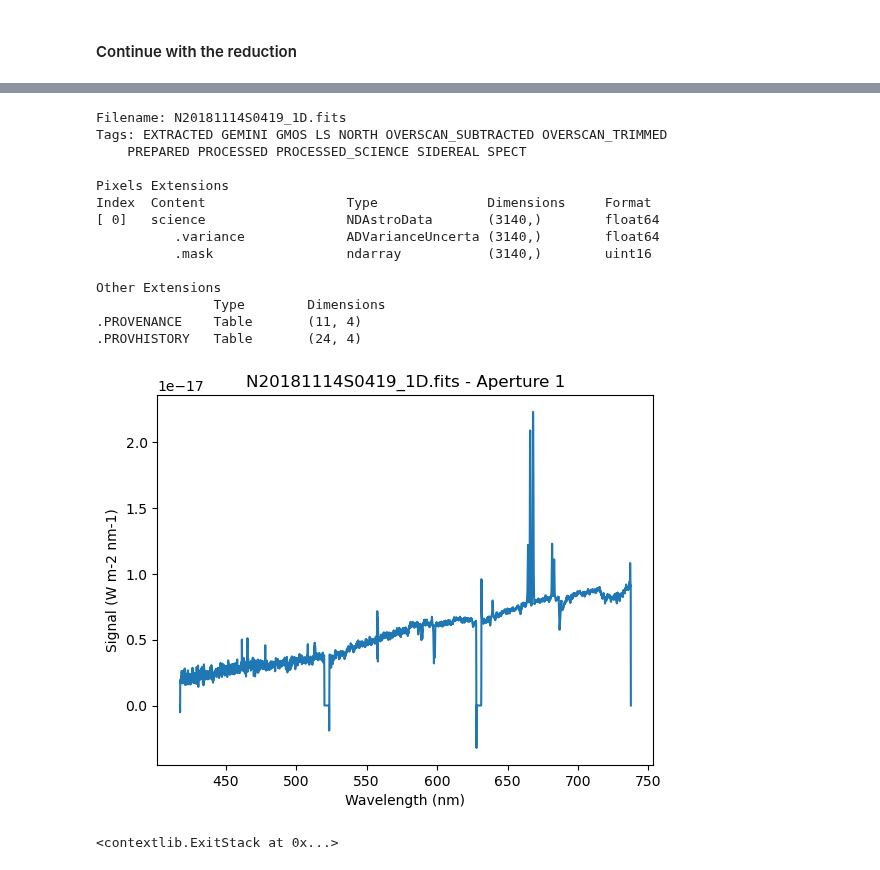
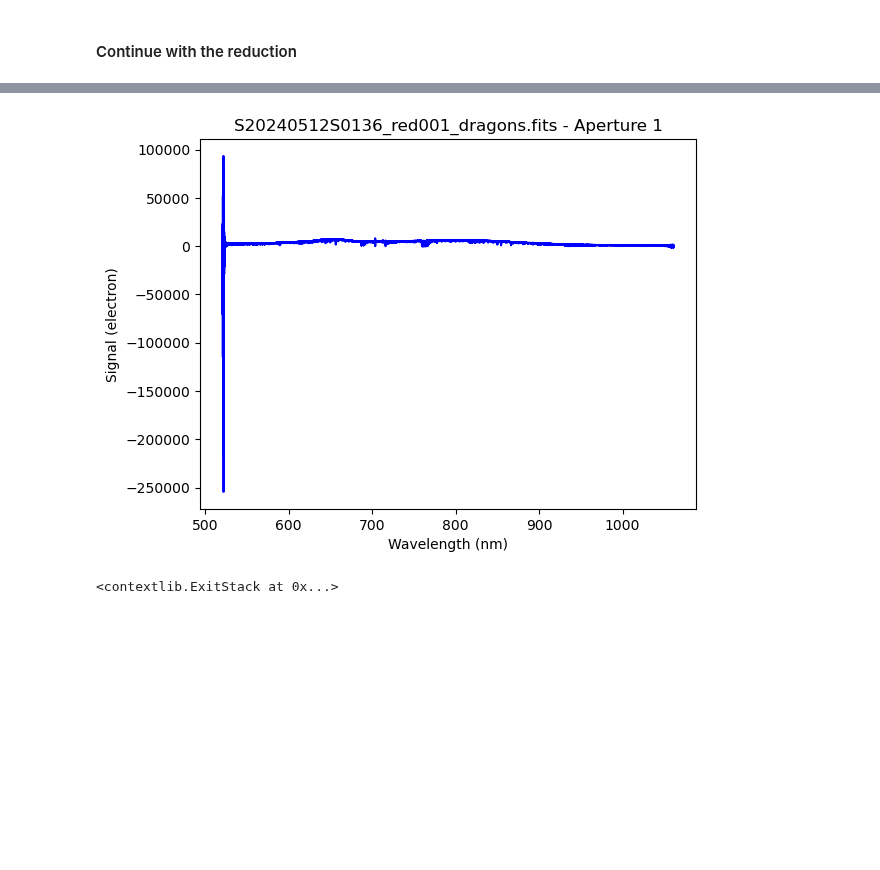
Before and after one commit to gemini-hlsw/goats, a Jupyter notebook: scripts/demo_dragons_reduction_ghost_spectroscopy.ipynb, the cells around one changed output, grey strips where cells are left out. Saved outputs shown, nothing was run; the diff lists cells and outputs as text; code cells hidden in the pictures; blank space fills up the shorter version.

```diff
--- a/scripts/demo_dragons_reduction_ghost_spectroscopy.ipynb
+++ b/scripts/demo_dragons_reduction_ghost_spectroscopy.ipynb
@@ -713,5 +1010,5 @@ total 848M
 # %%
-# Let's plot the extracted 2D and 1D science spectrum
-ad = astrodata.open("N20181114S0419_2D.fits")
+# Let's plot the extracted 1D science spectrum
+ad = astrodata.open("S20240512S0136_red001_dragons.fits")
 ad.info()
 # %% [output]
@@ -743,26 +1032,10 @@ plt.show()
 # %%
 from gempy.adlibrary import plotting
 # %%
-ad = astrodata.open("N20181114S0419_1D.fits")
-ad.info()
 
 plt.ioff()
 plotting.dgsplot_matplotlib(ad, 1)
 plt.ion()
 # %% [output]
+[figure, new version]
-Filename: N20181114S0419_1D.fits
-Tags: EXTRACTED GEMINI GMOS LS NORTH OVERSCAN_SUBTRACTED OVERSCAN_TRIMMED
-    PREPARED PROCESSED PROCESSED_SCIENCE SIDEREAL SPECT
-
-Pixels Extensions
-Index  Content                  Type              Dimensions     Format
-[ 0]   science                  NDAstroData       (3140,)        float64
-          .variance             ADVarianceUncerta (3140,)        float64
-          .mask                 ndarray           (3140,)        uint16
-
-Other Extensions
-               Type        Dimensions
-.PROVENANCE    Table       (11, 4)
-.PROVHISTORY   Table       (24, 4)
+<contextlib.ExitStack at 0x...>
-[figure, old version]
-<contextlib.ExitStack at 0x...>
```
Also changed, not shown: parts of 66 cells of this notebook.
